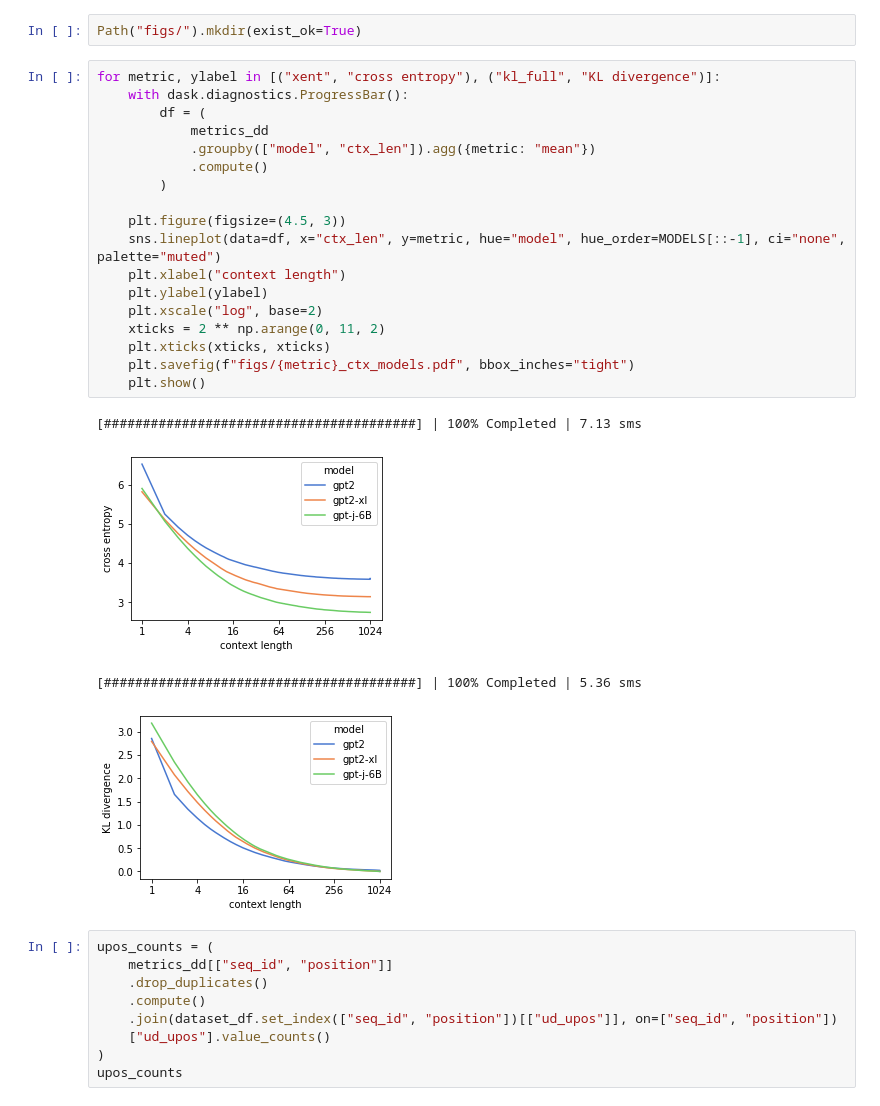
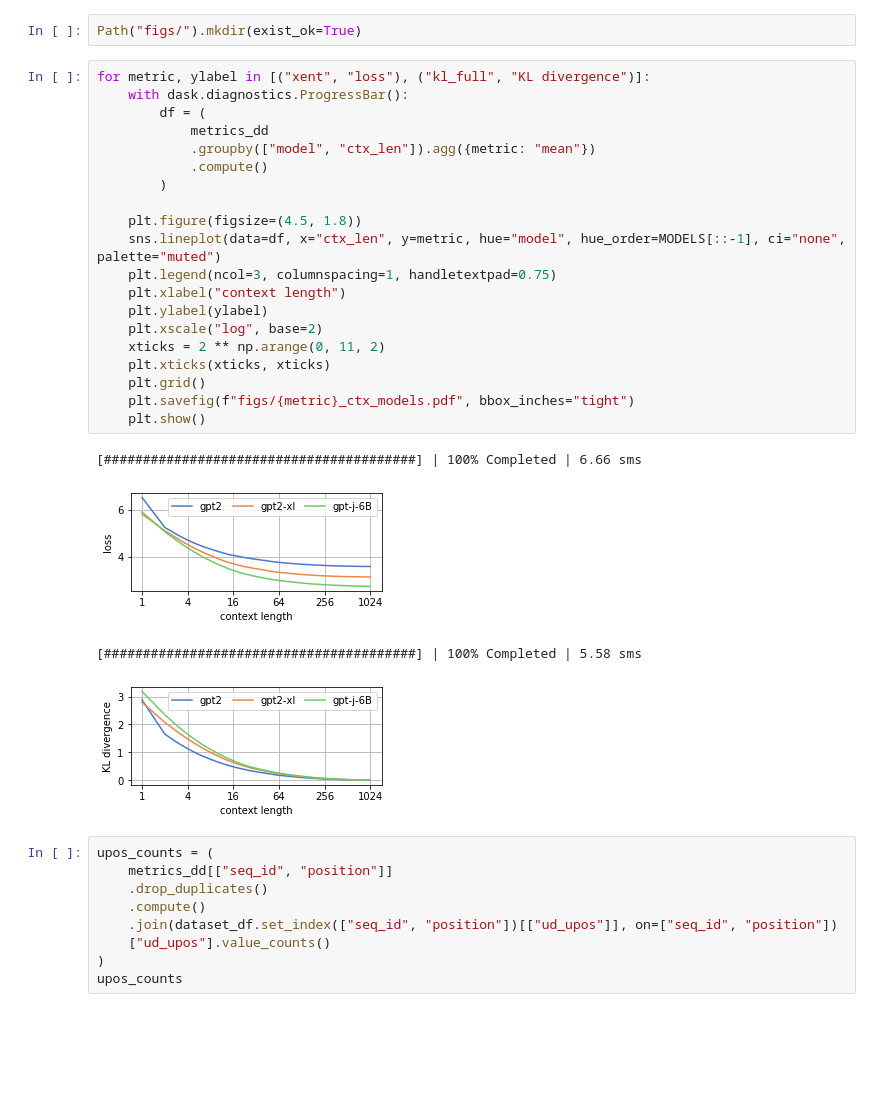
Before and after one commit to cifkao/context-probing, a Jupyter notebook: process_metrics.ipynb, the cells around one changed output. Cells and saved outputs as stored; diff of their text form; blank space fills up the shorter version.

```diff
--- a/process_metrics.ipynb
+++ b/process_metrics.ipynb
@@ -145,29 +159,31 @@ Dask Name: repartition-merge, 132 tasks
 ## Make plots
 # %%
 Path("figs/").mkdir(exist_ok=True)
-# %%
-for metric, ylabel in [("xent", "cross entropy"), ("kl_full", "KL divergence")]:
-    with dask.diagnostics.ProgressBar():
-        df = (
-            metrics_dd
-            .groupby(["model", "ctx_len"]).agg({metric: "mean"})
-            .compute()
-        )
-
-    plt.figure(figsize=(4.5, 3))
-    sns.lineplot(data=df, x="ctx_len", y=metric, hue="model", hue_order=MODELS[::-1], ci="none", palette="muted")
-    plt.xlabel("context length")
-    plt.ylabel(ylabel)
-    plt.xscale("log", base=2)
-    xticks = 2 ** np.arange(0, 11, 2)
-    plt.xticks(xticks, xticks)
-    plt.savefig(f"figs/{metric}_ctx_models.pdf", bbox_inches="tight")
-    plt.show()
-# %% [output]
-[########################################] | 100% Completed | 7.13 sms
-[figure, removed]
-[########################################] | 100% Completed | 5.36 sms
-[figure, removed]
+# %%
+for metric, ylabel in [("xent", "loss"), ("kl_full", "KL divergence")]:
+    with dask.diagnostics.ProgressBar():
+        df = (
+            metrics_dd
+            .groupby(["model", "ctx_len"]).agg({metric: "mean"})
+            .compute()
+        )
+
+    plt.figure(figsize=(4.5, 1.8))
+    sns.lineplot(data=df, x="ctx_len", y=metric, hue="model", hue_order=MODELS[::-1], ci="none", palette="muted")
+    plt.legend(ncol=3, columnspacing=1, handletextpad=0.75)
+    plt.xlabel("context length")
+    plt.ylabel(ylabel)
+    plt.xscale("log", base=2)
+    xticks = 2 ** np.arange(0, 11, 2)
+    plt.xticks(xticks, xticks)
+    plt.grid()
+    plt.savefig(f"figs/{metric}_ctx_models.pdf", bbox_inches="tight")
+    plt.show()
+# %% [output]
+[########################################] | 100% Completed | 6.66 sms
+[figure, added]
+[########################################] | 100% Completed | 5.58 sms
+[figure, added]
 # %%
 upos_counts = (
     metrics_dd[["seq_id", "position"]]
```
Also changed, not shown: parts of 16 cells of this notebook.
